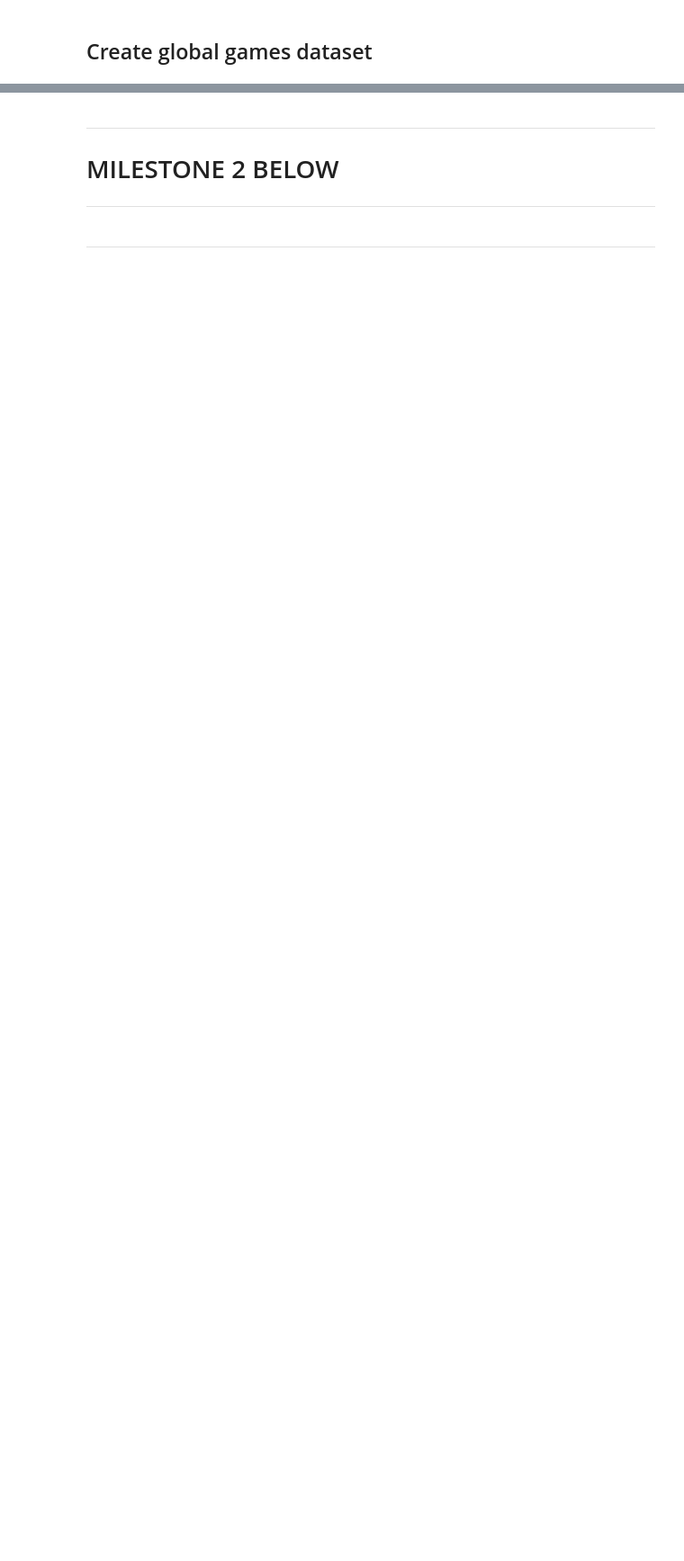
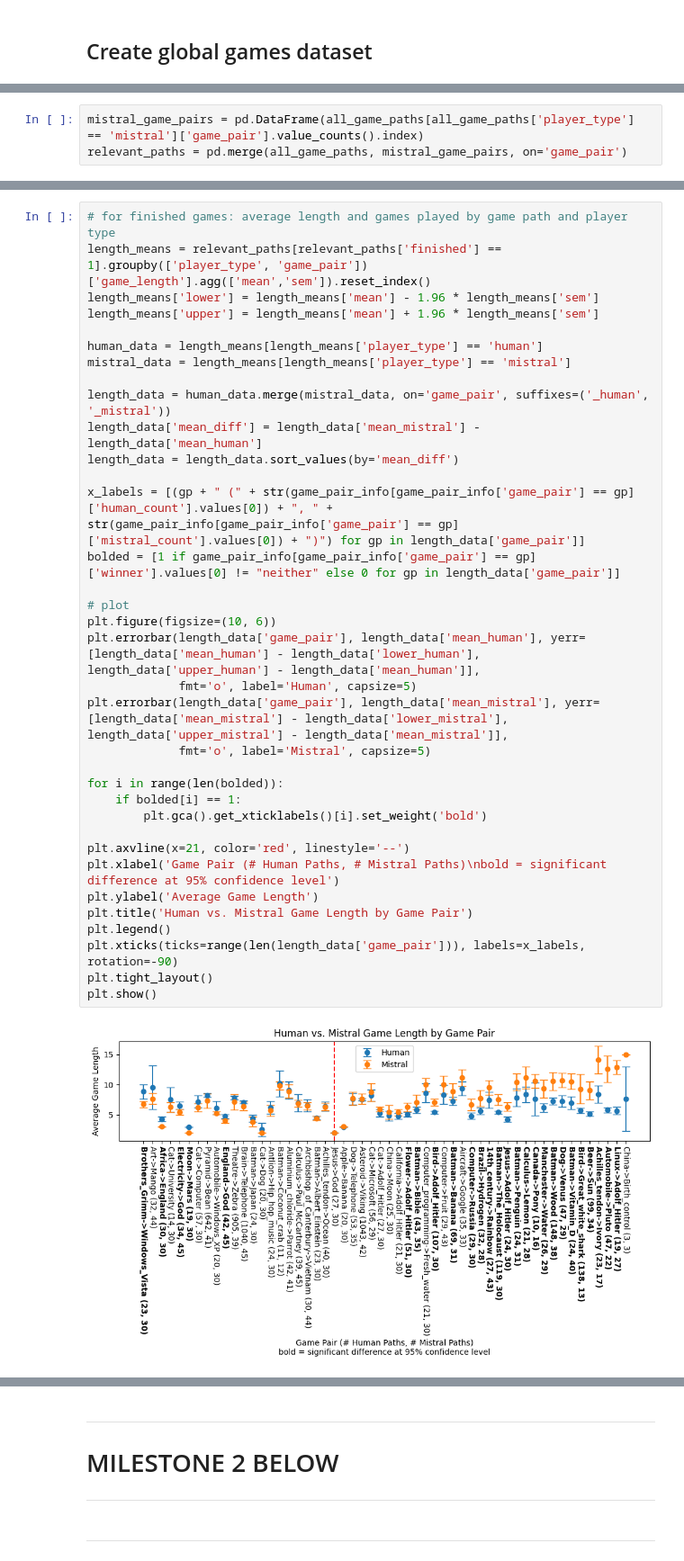
Before and after one commit to epfl-ada/ada-2023-project-klech, a Jupyter notebook: analysis.ipynb, the cells around one changed output, grey strips where cells are left out. Shown at 90% size. Saved outputs shown, nothing was run; the diff lists cells and outputs as text; blank space fills up the shorter version.

Commit message:
shortest paths comparison

```diff
--- a/analysis.ipynb
+++ b/analysis.ipynb
@@ -112,0 +122,3 @@ NameError: name 'col' is not defined
+# %%
+mistral_game_pairs = pd.DataFrame(all_game_paths[all_game_paths['player_type'] == 'mistral']['game_pair'].value_counts().index)
+relevant_paths = pd.merge(all_game_paths, mistral_game_pairs, on='game_pair')
@@ -112,0 +167,37 @@ NameError: name 'col' is not defined
+# %%
+# for finished games: average length and games played by game path and player type
+length_means = relevant_paths[relevant_paths['finished'] == 1].groupby(['player_type', 'game_pair'])['game_length'].agg(['mean','sem']).reset_index()
+length_means['lower'] = length_means['mean'] - 1.96 * length_means['sem']
+length_means['upper'] = length_means['mean'] + 1.96 * length_means['sem']
+
+human_data = length_means[length_means['player_type'] == 'human']
+mistral_data = length_means[length_means['player_type'] == 'mistral']
+
+length_data = human_data.merge(mistral_data, on='game_pair', suffixes=('_human', '_mistral'))
+length_data['mean_diff'] = length_data['mean_mistral'] - length_data['mean_human']
+length_data = length_data.sort_values(by='mean_diff')
+
+x_labels = [(gp + " (" + str(game_pair_info[game_pair_info['game_pair'] == gp]['human_count'].values[0]) + ", " + str(game_pair_info[game_pair_info['game_pair'] == gp]['mistral_count'].values[0]) + ")") for gp in length_data['game_pair']]
+bolded = [1 if game_pair_info[game_pair_info['game_pair'] == gp]['winner'].values[0] != "neither" else 0 for gp in length_data['game_pair']]
+
+# plot
+plt.figure(figsize=(10, 6))
+plt.errorbar(length_data['game_pair'], length_data['mean_human'], yerr=[length_data['mean_human'] - length_data['lower_human'], length_data['upper_human'] - length_data['mean_human']],
+             fmt='o', label='Human', capsize=5)
+plt.errorbar(length_data['game_pair'], length_data['mean_mistral'], yerr=[length_data['mean_mistral'] - length_data['lower_mistral'], length_data['upper_mistral'] - length_data['mean_mistral']],
+             fmt='o', label='Mistral', capsize=5)
+
+for i in range(len(bolded)):
+    if bolded[i] == 1:
+        plt.gca().get_xticklabels()[i].set_weight('bold')
+
+plt.axvline(x=21, color='red', linestyle='--')
+plt.xlabel('Game Pair (# Human Paths, # Mistral Paths)\nbold = significant difference at 95% confidence level')
+plt.ylabel('Average Game Length')
+plt.title('Human vs. Mistral Game Length by Game Pair')
+plt.legend()
+plt.xticks(ticks=range(len(length_data['game_pair'])), labels=x_labels, rotation=-90)
+plt.tight_layout()
+plt.show()
+# %% [output]
+[figure, added]
```
Also changed, not shown: parts of 11 cells of this notebook.
